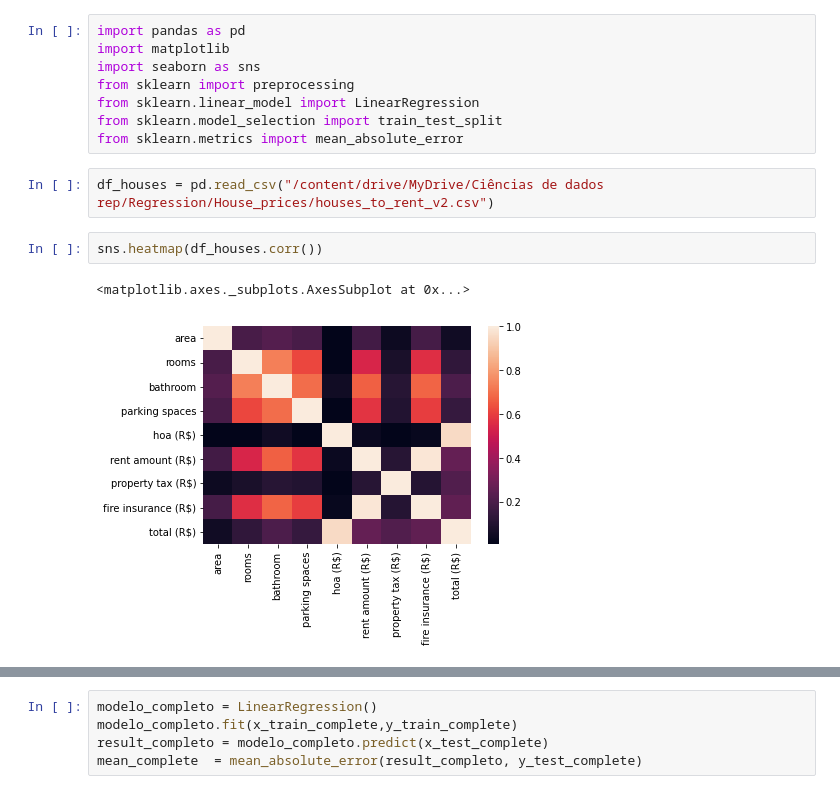
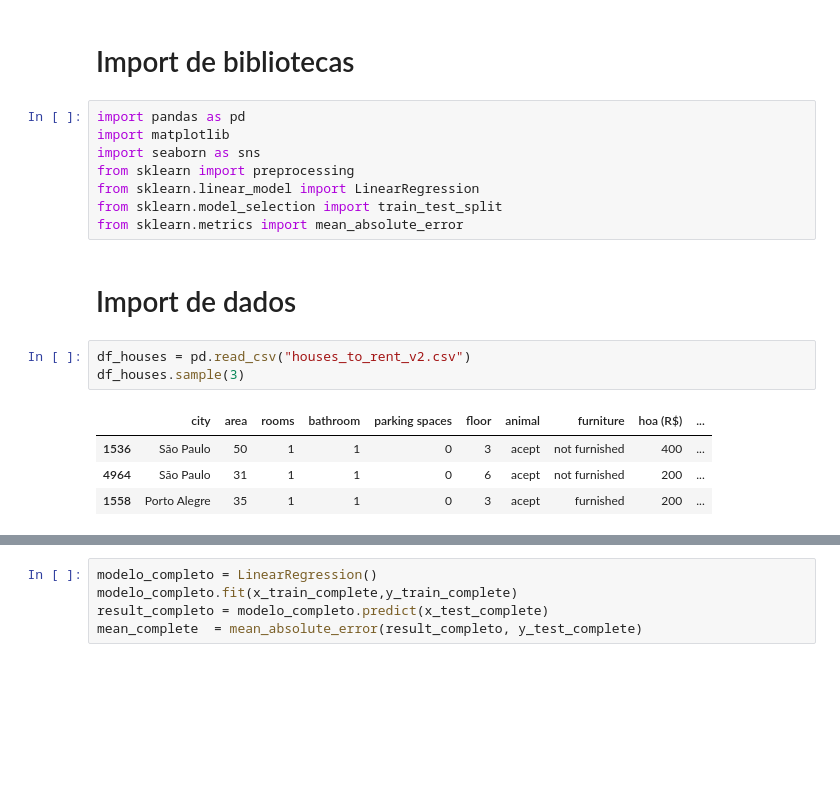
Before and after one commit to RubensSJunior/Ciencias-de-dados, a Jupyter notebook: Regression/House_prices/Experimento_Simples_Seleção_de_Features.ipynb, the cells around one changed output, grey strips where cells are left out. Drawn from its saved outputs; the diff is of its cells as text; blank space fills up the shorter version.

```diff
--- a/Regression/House_prices/Experimento_Simples_Seleção_de_Features.ipynb
+++ b/Regression/House_prices/Experimento_Simples_Seleção_de_Features.ipynb
@@ -1,3 +1,5 @@
+# %% [markdown]
+# Import de bibliotecas
 # %%
 import pandas as pd
 import matplotlib
@@ -6,10 +8,13 @@ from sklearn import preprocessing
 from sklearn.linear_model import LinearRegression
 from sklearn.model_selection import train_test_split
 from sklearn.metrics import mean_absolute_error
-# %%
-df_houses = pd.read_csv("/content/drive/MyDrive/Ciências de dados rep/Regression/House_prices/houses_to_rent_v2.csv")
-# %%
-sns.heatmap(df_houses.corr())
-# %% [output]
-<matplotlib.axes._subplots.AxesSubplot at 0x...>
-[figure, removed]
+# %% [markdown]
+# Import de dados
+# %%
+df_houses = pd.read_csv("houses_to_rent_v2.csv")
+df_houses.sample(3)
+# %% [output]
+|  | city | area | rooms | bathroom | parking spaces | floor | animal | furniture | hoa (R$) | ... |
+| 1536 | São Paulo | 50 | 1 | 1 | 0 | 3 | acept | not furnished | 400 | ... |
+| 4964 | São Paulo | 31 | 1 | 1 | 0 | 6 | acept | not furnished | 200 | ... |
+| 1558 | Porto Alegre | 35 | 1 | 1 | 0 | 3 | acept | furnished | 200 | ... |
```
Also changed, not shown: parts of 12 cells of this notebook, 4 other files.
